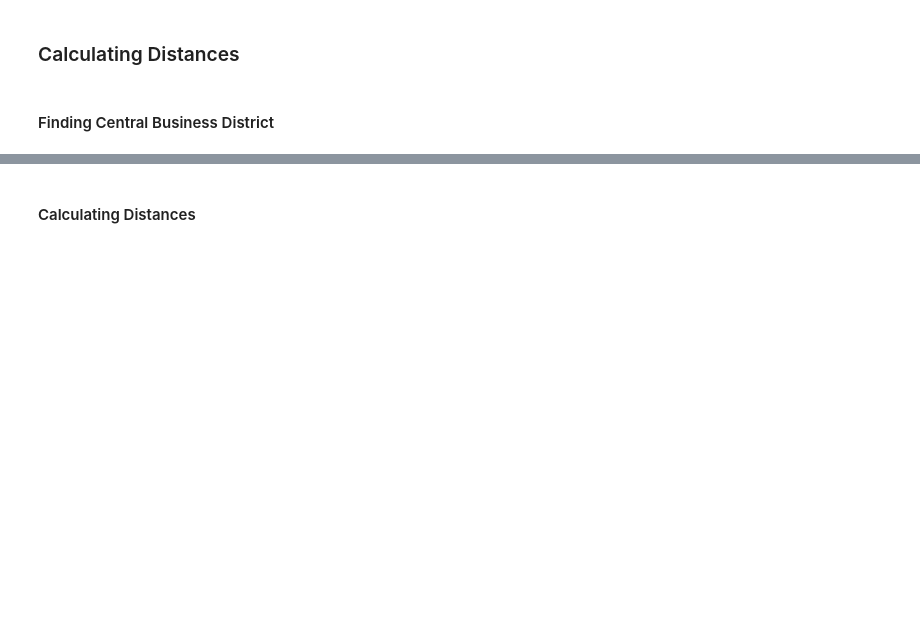
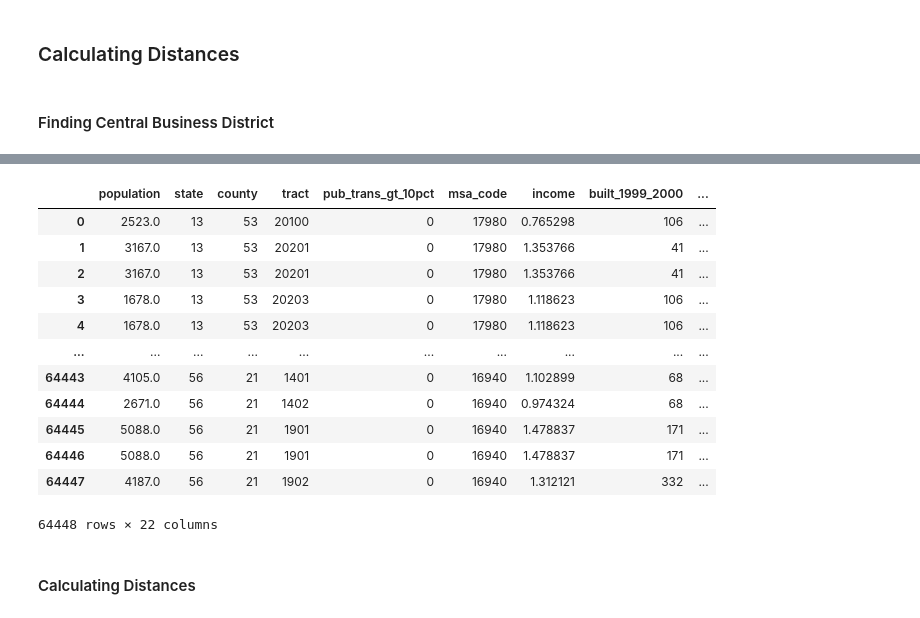
Before and after one commit to ldtcooper/urban-economics-project, a Jupyter notebook: notebook.ipynb, the cells around one changed output, grey strips where cells are left out. Drawn from its saved outputs; the diff is of its cells as text; code cells hidden in the pictures; blank space fills up the shorter version.

```diff
--- a/notebook.ipynb
+++ b/notebook.ipynb
@@ -137,0 +478,6 @@ cdbs
+# %%
+cbd_candidates = msa_tracts[['msa_code', 'tract_id_2010', 'pop_density']]
+cbds = cbd_candidates.groupby('msa_code').max()
+cbds.drop('pop_density', axis=1, inplace=True)
+cbds.reset_index(inplace=True)
+cbds
@@ -138,3 +498,23 @@ cdbs
+# %%
+msa_tracts = pd.merge(left=msa_tracts, right=cbds, left_on='msa_code', right_on='msa_code', suffixes=('', 'cbd'))
+msa_tracts.rename({'tract_id_2010cbd': 'cbd'}, inplace=True, axis=1)
+msa_tracts['cbd'] = msa_tracts['cbd'].astype(str)
+msa_tracts['tract_id_2010'] = msa_tracts['tract_id_2010'].astype(str)
+msa_tracts
+# %% [output]
+|  | population | state | county | tract | pub_trans_gt_10pct | msa_code | income | built_1999_2000 | ... |
+| 0 | 2523.0 | 13 | 53 | 20100 | 0 | 17980 | 0.765298 | 106 | ... |
+| 1 | 3167.0 | 13 | 53 | 20201 | 0 | 17980 | 1.353766 | 41 | ... |
+| 2 | 3167.0 | 13 | 53 | 20201 | 0 | 17980 | 1.353766 | 41 | ... |
+| 3 | 1678.0 | 13 | 53 | 20203 | 0 | 17980 | 1.118623 | 106 | ... |
+| 4 | 1678.0 | 13 | 53 | 20203 | 0 | 17980 | 1.118623 | 106 | ... |
+| ... | ... | ... | ... | ... | ... | ... | ... | ... | ... |
+| 64443 | 4105.0 | 56 | 21 | 1401 | 0 | 16940 | 1.102899 | 68 | ... |
+| 64444 | 2671.0 | 56 | 21 | 1402 | 0 | 16940 | 0.974324 | 68 | ... |
+| 64445 | 5088.0 | 56 | 21 | 1901 | 0 | 16940 | 1.478837 | 171 | ... |
+| 64446 | 5088.0 | 56 | 21 | 1901 | 0 | 16940 | 1.478837 | 171 | ... |
+| 64447 | 4187.0 | 56 | 21 | 1902 | 0 | 16940 | 1.312121 | 332 | ... |
+64448 rows × 22 columns
 # %% [markdown]
 #### Calculating Distances
 # %%
```
Also changed, not shown: parts of 40 cells of this notebook, 4 other files.
